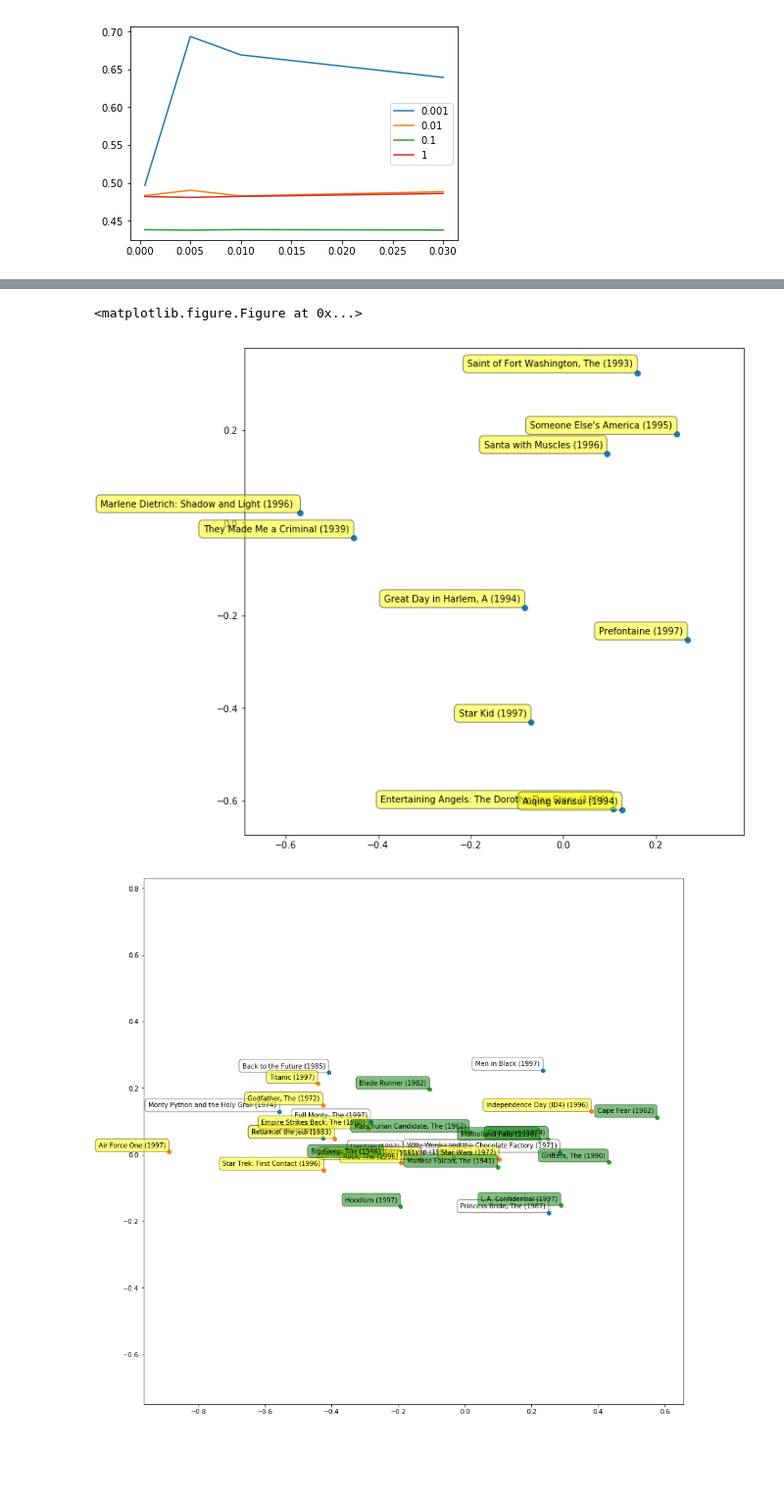
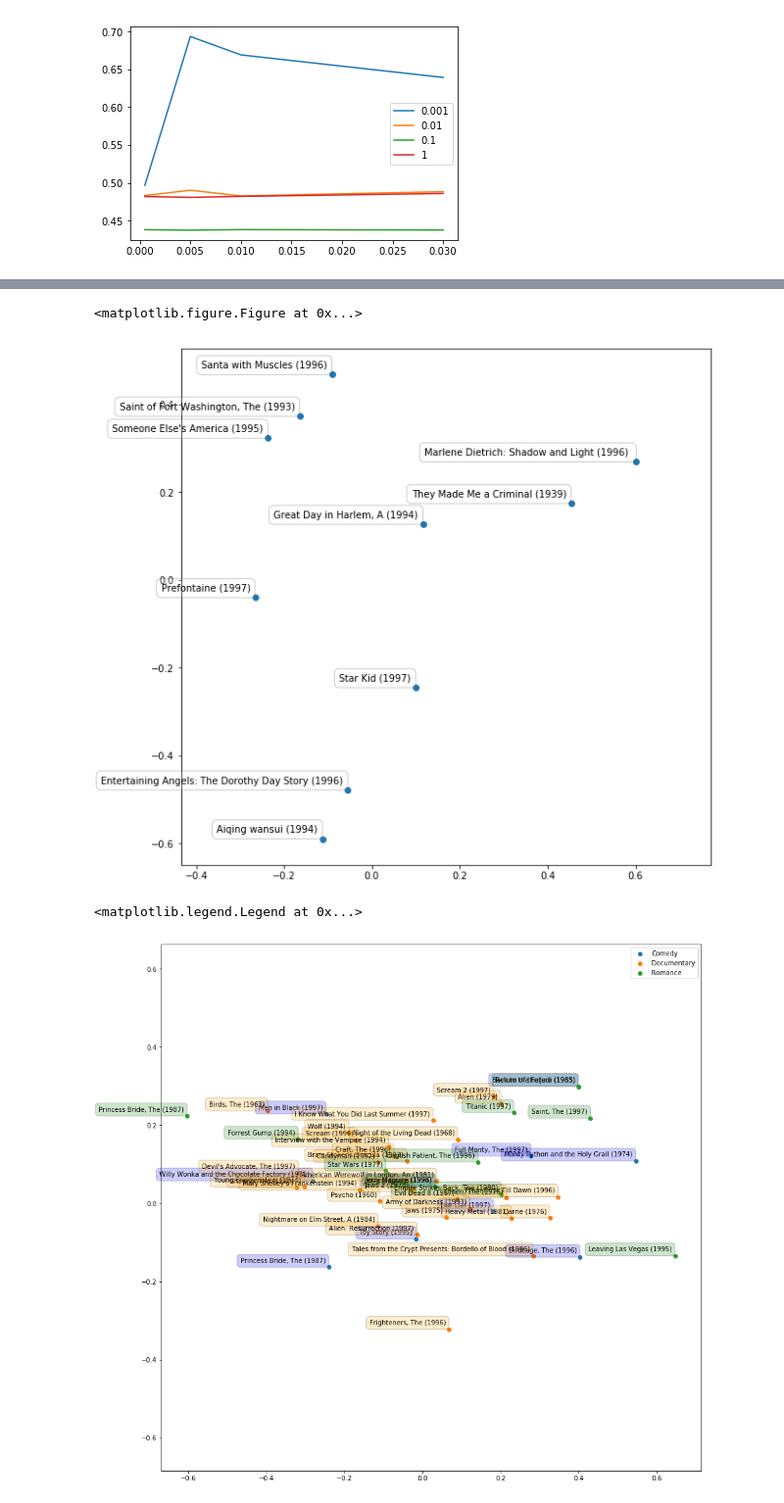
Before and after one commit to zhenchristopher/155_proj2, a Jupyter notebook: Chris/5.2.ipynb, the cells around one changed output, grey strips where cells are left out. Shown: that part at 98% size. Saved outputs shown, nothing was run; the diff lists cells and outputs as text; code cells hidden in the pictures; blank space fills up the shorter version.

```diff
--- a/Chris/5.2.ipynb
+++ b/Chris/5.2.ipynb
@@ -189,15 +189,21 @@ def generate_proj(V_t, U):
         The 2D projection of the "V" matrix and transpose of "U"
     '''
     from sklearn.preprocessing import StandardScaler
+    from sklearn.decomposition import PCA
+
     scaler = StandardScaler(with_std=False)
+    pca = PCA(n_components=2)
+
     V_t_scale = scaler.fit_transform(V_t)
     U_t_scale = scaler.transform(U)
     V_s = V_t_scale.T
     U_s = U_t_scale.T
-    A, S, B = np.linalg.svd(V_s)
-    A_12 = A[:,:2]
 
-    return np.dot(A_12.T, V_s), np.dot(A_12.T, U_s)
+    pca.fit(V_t_scale)
+    print(pca.explained_variance_ratio_)
+    A_12 = pca.components_
+
+    return np.dot(A_12, V_s), np.dot(A_12, U_s)
 
 def get_genre_ids(movies_df, genre, n=-1):
     '''Gets the first n movie ids of the given genre
@@ -260,7 +266,7 @@ def plot_proj(proj, movies_df, movie_ids, id_label=None, label_pts=True, suppres
                 label,
                 xy=(x1, y1), xytext=(-5, 5),
                 textcoords='offset points', ha='right', va='bottom'
-                ,bbox=dict(boxstyle='round,pad=0.5', fc=box_color, alpha=0.5)
+                ,bbox=dict(boxstyle='round,pad=0.5', fc=box_color, alpha=0.2)
                 #,arrowprops=dict(arrowstyle = '->', connectionstyle='arc3,rad=0')
             )
     plt.axis('equal')
@@ -290,8 +298,9 @@ rate_movies = movies.sort_values(by='Avg', ascending=False)
 pop_movies_ids = pop_movies['Movie Id'][:10]
 rate_movies_ids = rate_movies['Movie Id'][:10]
 com_movies_ids = pop_movies[pop_movies['Comedy'] == 1]['Movie Id'][:10]
-act_movies_ids = pop_movies[pop_movies['Action'] == 1]['Movie Id'][:10]
-fn_movies_ids = pop_movies[pop_movies['Film-Noir'] == 1]['Movie Id'][:10]
+doc_movies_ids = pop_movies[pop_movies['Documentary'] == 1]['Movie Id'][:10]
+#hor_movies_ids = pop_movies[pop_movies['Horror'] == 1]['Movie Id'][:10]
+rom_movies_ids = pop_movies[pop_movies['Romance'] == 1]['Movie Id'][:10]
 rand_movies_ids = rate_movies[rate_movies['Tot'] > 100]['Movie Id'][:10]
 # %%
 plt.figure(figsize=(15,15))
@@ -302,15 +311,17 @@ plot_proj(V_s, movies, pop_movies_ids, id_label='Most Rated', suppress=False)
 # %%
 plt.figure(figsize=(15,15))
-plot_proj(V_s, movies, rate_movies_ids, id_label='Highest Rated', suppress=False)
+plot_proj(V_s, movies, rate_movies_ids, id_label='Highest Rated', box_color='white', suppress=False)
 # %% [output]
 <matplotlib.figure.Figure at 0x...>
-[figure, old version]
+[figure, new version]
 # %%
 plt.figure(figsize=(15,15))
-plot_proj(V_s, movies, com_movies_ids, id_label='Comedy', box_color='white', suppress=True)
-plot_proj(V_s, movies, act_movies_ids, id_label='Action', suppress=True)
-plot_proj(V_s, movies, fn_movies_ids, id_label='Film-Noir', box_color='green', suppress=True)
+plot_proj(V_s, movies, com_movies_ids, id_label='Comedy', box_color='blue', suppress=True)
+plot_proj(V_s, movies, hor_movies_ids, id_label='Documentary', box_color='orange', suppress=True)
+plot_proj(V_s, movies, rom_movies_ids, id_label='Romance', box_color='green', suppress=True)
+plt.legend()
 # %% [output]
+<matplotlib.legend.Legend at 0x...>
-[figure, old version]
+[figure, new version]
 # %%
 plt.figure(figsize=(15,15))
```
Also changed, not shown: parts of 5 cells of this notebook, 1 other file.
